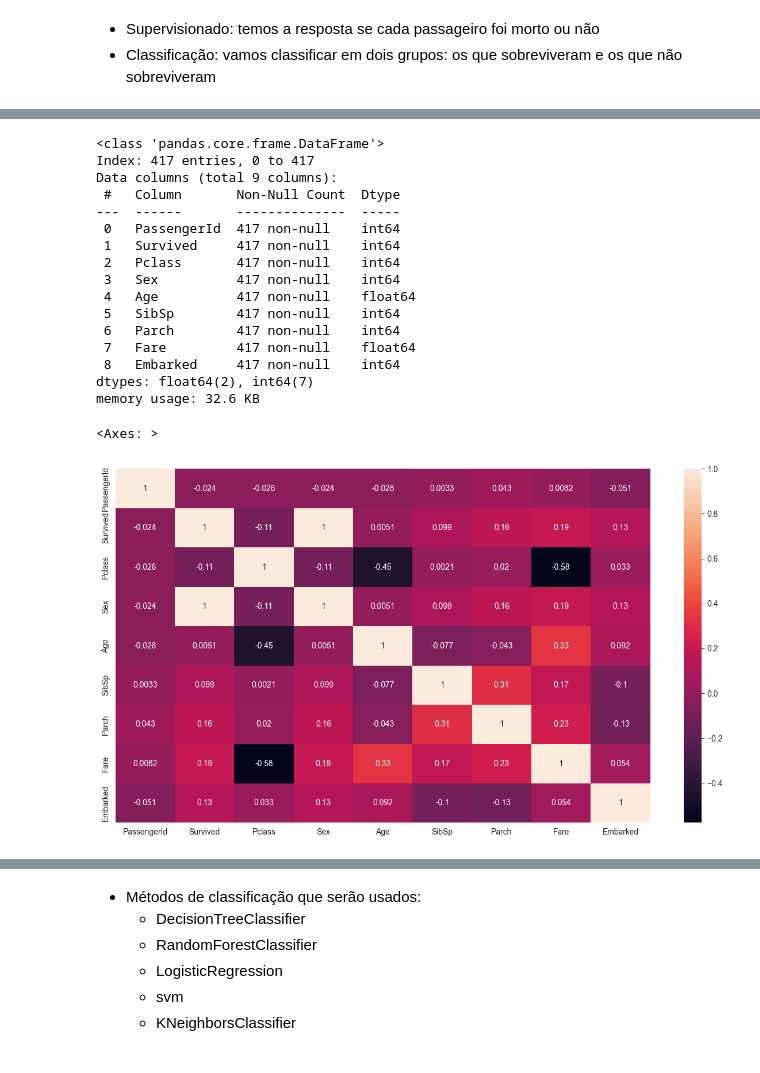
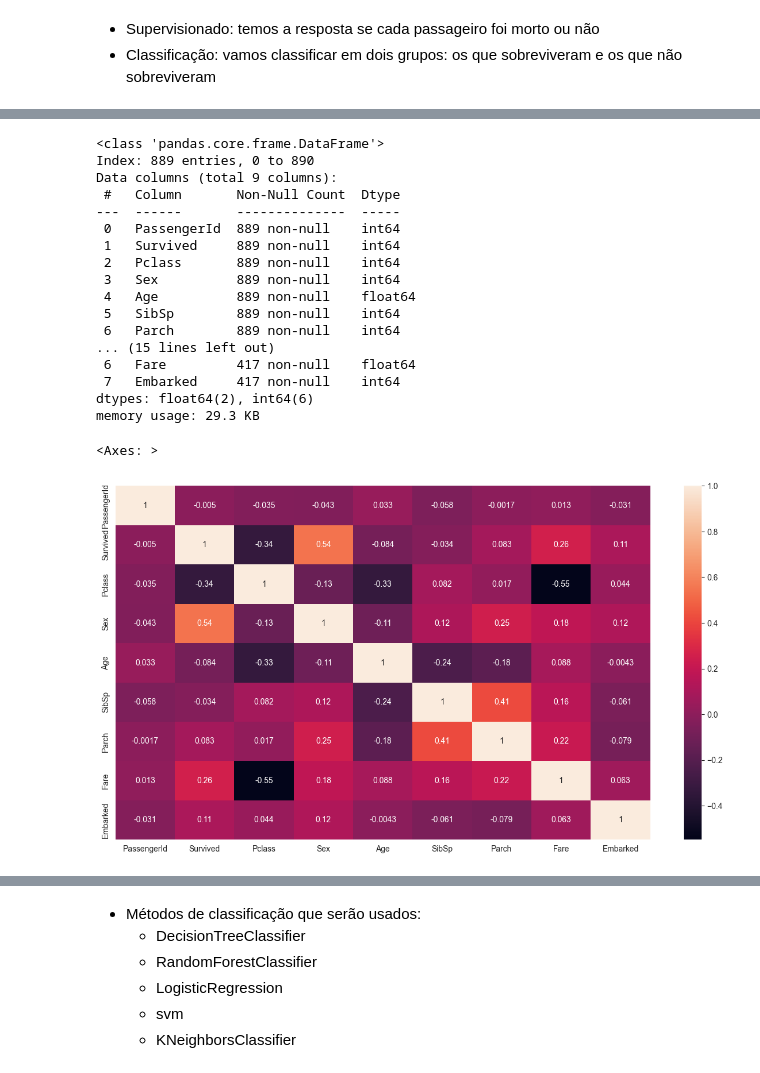
Before and after one commit to devVHP/titanic-survived-predict, a Jupyter notebook: Survived Predict.ipynb, the cells around one changed output, grey strips where cells are left out. Drawn from its saved outputs; the diff is of its cells as text; code cells hidden in the pictures.

```diff
--- a/Survived Predict.ipynb
+++ b/Survived Predict.ipynb
@@ -47,17 +49,27 @@ Quantidade de homens que sobreviveram: 266
 # %%
-data = data.drop(['Name','Cabin'], axis=1)
+train_data = train_data.drop(['Name','Cabin'], axis=1)
+test_data = test_data.drop(['Name','Cabin'], axis=1)
 # %%
-media_idade_masc = int(data[data['Sex'] == 'male']['Age'].mean())
-media_idade_femin = int(data[data['Sex'] == 'female']['Age'].mean())
+media_idade_masc = int(train_data[train_data['Sex'] == 'male']['Age'].mean())
+media_idade_femin = int(train_data[train_data['Sex'] == 'female']['Age'].mean())
 
-data['Age'] = np.where(
-        pd.isna(data['Age']) & (data['Sex'] == "male"),
+train_data['Age'] = np.where(
+        pd.isna(train_data['Age']) & (train_data['Sex'] == "male"),
         media_idade_masc,
-    np.where(pd.isna(data['Age']) & (data['Sex'] == "female"),
+    np.where(pd.isna(train_data['Age']) & (train_data['Sex'] == "female"),
              media_idade_femin,
-             data['Age']
+             train_data['Age']
              )
 )
+test_data['Age'] = np.where(
+        pd.isna(test_data['Age']) & (test_data['Sex'] == "male"),
+        media_idade_masc,
+    np.where(pd.isna(test_data['Age']) & (test_data['Sex'] == "female"),
+             media_idade_femin,
+             test_data['Age']
+             )
+)
 # %%
-data = data.dropna()
+train_data = train_data.dropna()
+test_data = test_data.dropna()
 # %%
@@ -73,37 +85,50 @@ Name: count, dtype: int64
 # %%
-data = data.drop(['Ticket'], axis=1)
-data['Embarked'] = data['Embarked'].replace({
+train_data = train_data.drop(['Ticket'], axis=1)
+train_data['Embarked'] = train_data['Embarked'].replace({
     'S':1,
     'C':2,
     'Q':3
 }).astype(int)
-data['Sex'] = data['Sex'].replace({
+train_data['Sex'] = train_data['Sex'].replace({
     'male':1,
     'female':2,
 }).astype(int)
+
+test_data = test_data.drop(['Ticket'], axis=1)
+test_data['Embarked'] = test_data['Embarked'].replace({
+    'S':1,
+    'C':2,
+    'Q':3
+}).astype(int)
+test_data['Sex'] = test_data['Sex'].replace({
+    'male':1,
+    'female':2,
+}).astype(int)
 # %%
-data.info()
+train_data.info()
+test_data.info()
 # %% [output]
 <class 'pandas.core.frame.DataFrame'>
-Index: 417 entries, 0 to 417
+Index: 889 entries, 0 to 890
 Data columns (total 9 columns):
  #   Column       Non-Null Count  Dtype
 ---  ------       --------------  -----
- 0   PassengerId  417 non-null    int64
- 1   Survived     417 non-null    int64
- 2   Pclass       417 non-null    int64
- 3   Sex          417 non-null    int64
- 4   Age          417 non-null    float64
- 5   SibSp        417 non-null    int64
- 6   Parch        417 non-null    int64
- 7   Fare         417 non-null    float64
- 8   Embarked     417 non-null    int64
-dtypes: float64(2), int64(7)
-memory usage: 32.6 KB
+ 0   PassengerId  889 non-null    int64
+ 1   Survived     889 non-null    int64
+ 2   Pclass       889 non-null    int64
+ 3   Sex          889 non-null    int64
+ 4   Age          889 non-null    float64
+ 5   SibSp        889 non-null    int64
+ 6   Parch        889 non-null    int64
+... (15 lines left out)
+ 6   Fare         417 non-null    float64
+ 7   Embarked     417 non-null    int64
+dtypes: float64(2), int64(6)
+memory usage: 29.3 KB
 # %%
 plt.figure(figsize=(15,8))
-sns.heatmap(data.corr(numeric_only=True), annot=True)
+sns.heatmap(train_data.corr(numeric_only=True), annot=True)
 # %% [output]
 <Axes: >
-[figure, old version]
+[figure, new version]
 # %%
```
Also changed, not shown: parts of 20 cells of this notebook, 9 other files.
